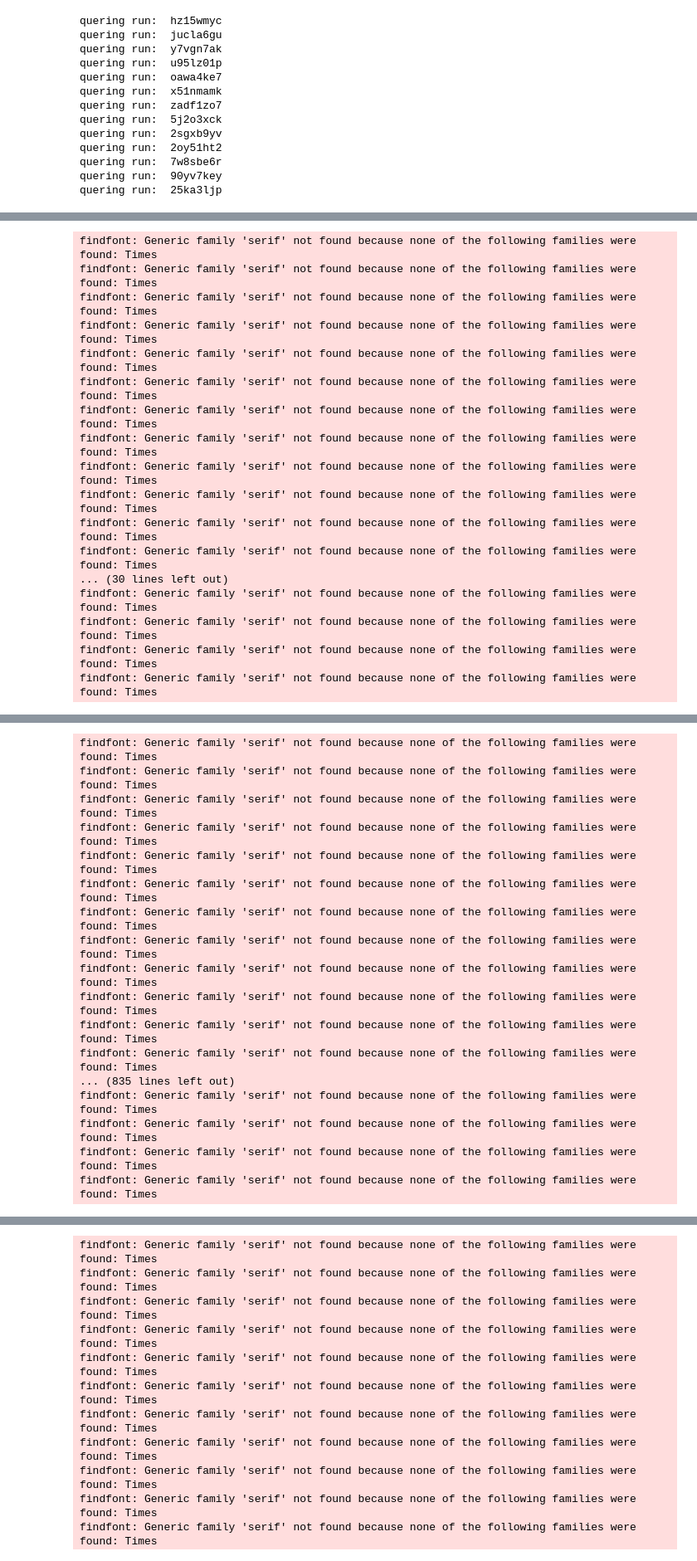
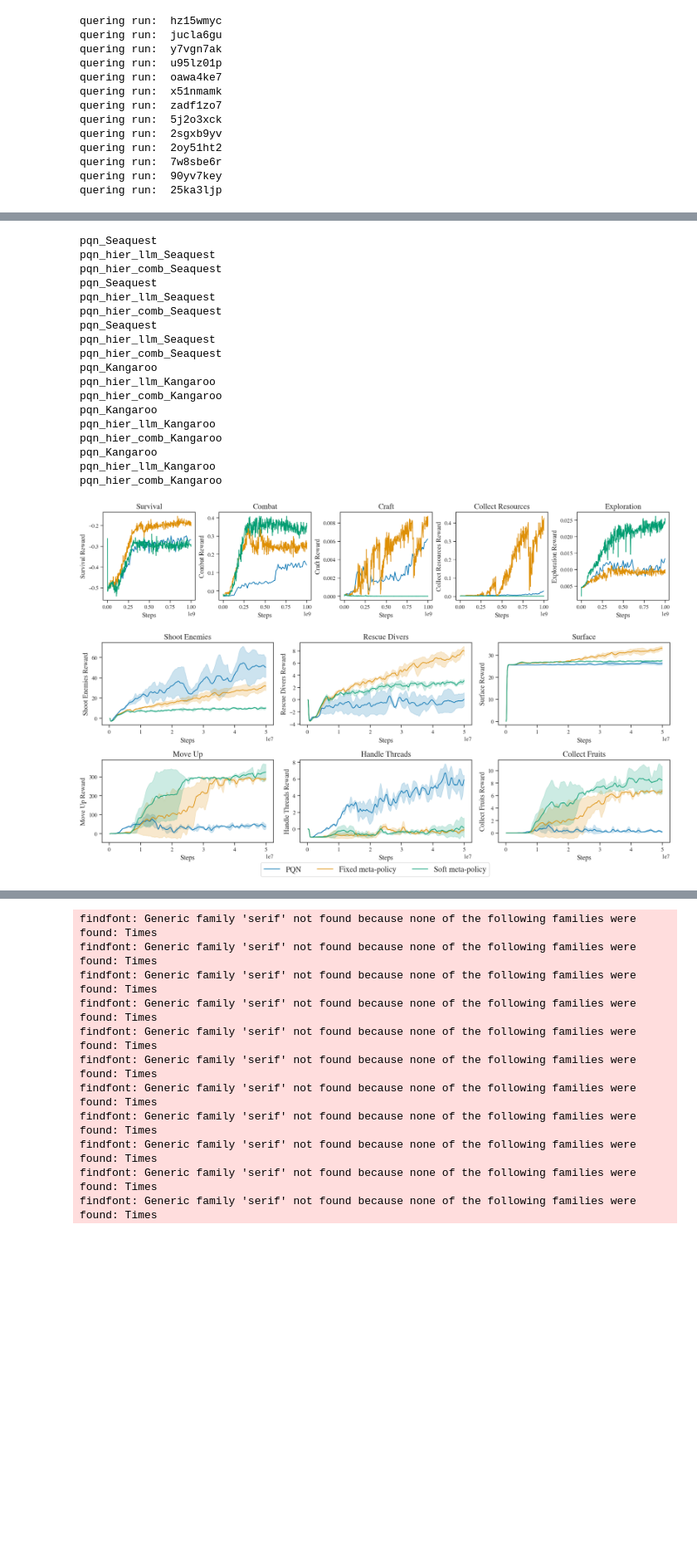
Before and after one commit to remunds/symbolic_options, a Jupyter notebook: src/symbolic_options/plots/plots.ipynb, the cells around one changed output, grey strips where cells are left out. Shown at 83% size. Saved outputs shown, nothing was run; the diff lists cells and outputs as text; code cells hidden in the pictures; blank space fills up the shorter version.

Commit message:
plots

```diff
--- a/src/symbolic_options/plots/plots.ipynb
+++ b/src/symbolic_options/plots/plots.ipynb
@@ -759,7 +650,7 @@ def single_reward_plot(game_data, algos, reward_row, ax, opt_name):
         ax.set_title(f"{opt_name}")
     ax.set_ylabel(f"{opt_name} Reward")
     ax.set_xlabel("Steps")
-    ax.legend()
+    # ax.legend()
 
 def multi_reward_plot(df, opt_names, axes):
     # plot all single_reward_plots for all envs
@@ -786,51 +677,60 @@ def multi_reward_plot(df, opt_names, axes):
     # plt.show()
 with plt.rc_context({
     **bundles.neurips2024(usetex=False),
-    **axes.lines(),
+    # **axes.lines(),
     "axes.titlesize": 14,
     "axes.labelsize": 12,
     "xtick.labelsize": 10,
     "ytick.labelsize": 10,
-    "legend.fontsize": 10,
+    "legend.fontsize": 14,
     "font.size": 12
 }):
     fig, axes = plt.subplots(2, 3, figsize=(15, 6))
     seaquest_opt_names = ["Shoot Enemies", "Rescue Divers", "Surface"]
     kangaroo_opt_names = ["Move Up", "Handle Threads", "Collect Fruits"]
     multi_reward_plot(seaquest_df, seaquest_opt_names, axes[0])
     multi_reward_plot(kangaroo_df, kangaroo_opt_names, axes[1])
+
+    # Create shared legend
+    handles, labels = axes[0][0].get_legend_handles_labels()
+    fig.legend(handles, labels, loc='lower center', ncol=len(labels), bbox_to_anchor=(0.5, -0.05))
+
+    fig.tight_layout()
     fig.savefig("multi_reward_plot_seaquest_kangaroo.pdf", bbox_inches="tight")
     plt.show()
 
 with plt.rc_context({
     **bundles.neurips2024(usetex=False),
-    **axes.lines(),
+    # **axes.lines(),
     "axes.titlesize": 14,
     "axes.labelsize": 12,
     "xtick.labelsize": 10,
     "ytick.labelsize": 10,
-    "legend.fontsize": 10,
+    "legend.fontsize": 14,
     "font.size": 12
 }):
     # Craftax as separate plot
     fig, axes = plt.subplots(1, 5, figsize=(15, 3))
     craftax_opt_names = ["Survival", "Combat", "Craft", "Collect Resources", "Exploration"]
     multi_reward_plot(craftax_df, craftax_opt_names, axes)
 # %% [output]
-findfont: Generic family 'serif' not found because none of the following families were found: Times
-findfont: Generic family 'serif' not found because none of the following families were found: Times
-findfont: Generic family 'serif' not found because none of the following families were found: Times
-findfont: Generic family 'serif' not found because none of the following families were found: Times
-findfont: Generic family 'serif' not found because none of the following families were found: Times
-findfont: Generic family 'serif' not found because none of the following families were found: Times
-findfont: Generic family 'serif' not found because none of the following families were found: Times
-findfont: Generic family 'serif' not found because none of the following families were found: Times
-findfont: Generic family 'serif' not found because none of the following families were found: Times
-findfont: Generic family 'serif' not found because none of the following families were found: Times
-findfont: Generic family 'serif' not found because none of the following families were found: Times
-findfont: Generic family 'serif' not found because none of the following families were found: Times
-... (30 lines left out)
-findfont: Generic family 'serif' not found because none of the following families were found: Times
-findfont: Generic family 'serif' not found because none of the following families were found: Times
-findfont: Generic family 'serif' not found because none of the following families were found: Times
-findfont: Generic family 'serif' not found because none of the following families were found: Times
+pqn_Seaquest
+pqn_hier_llm_Seaquest
+pqn_hier_comb_Seaquest
+pqn_Seaquest
+pqn_hier_llm_Seaquest
+pqn_hier_comb_Seaquest
+pqn_Seaquest
+pqn_hier_llm_Seaquest
+pqn_hier_comb_Seaquest
+pqn_Kangaroo
+pqn_hier_llm_Kangaroo
+pqn_hier_comb_Kangaroo
+pqn_Kangaroo
+pqn_hier_llm_Kangaroo
+pqn_hier_comb_Kangaroo
+pqn_Kangaroo
+pqn_hier_llm_Kangaroo
+pqn_hier_comb_Kangaroo
+[figure, new version]
+[figure, added]
@@ -855,17 +751,0 @@ pqn_hier_comb_Kangaroo
-findfont: Generic family 'serif' not found because none of the following families were found: Times
-findfont: Generic family 'serif' not found because none of the following families were found: Times
-findfont: Generic family 'serif' not found because none of the following families were found: Times
-findfont: Generic family 'serif' not found because none of the following families were found: Times
-findfont: Generic family 'serif' not found because none of the following families were found: Times
-findfont: Generic family 'serif' not found because none of the following families were found: Times
-findfont: Generic family 'serif' not found because none of the following families were found: Times
-findfont: Generic family 'serif' not found because none of the following families were found: Times
-findfont: Generic family 'serif' not found because none of the following families were found: Times
-findfont: Generic family 'serif' not found because none of the following families were found: Times
-findfont: Generic family 'serif' not found because none of the following families were found: Times
-findfont: Generic family 'serif' not found because none of the following families were found: Times
-... (835 lines left out)
-findfont: Generic family 'serif' not found because none of the following families were found: Times
-findfont: Generic family 'serif' not found because none of the following families were found: Times
-findfont: Generic family 'serif' not found because none of the following families were found: Times
-findfont: Generic family 'serif' not found because none of the following families were found: Times
```
Also changed, not shown: parts of 7 cells of this notebook.
